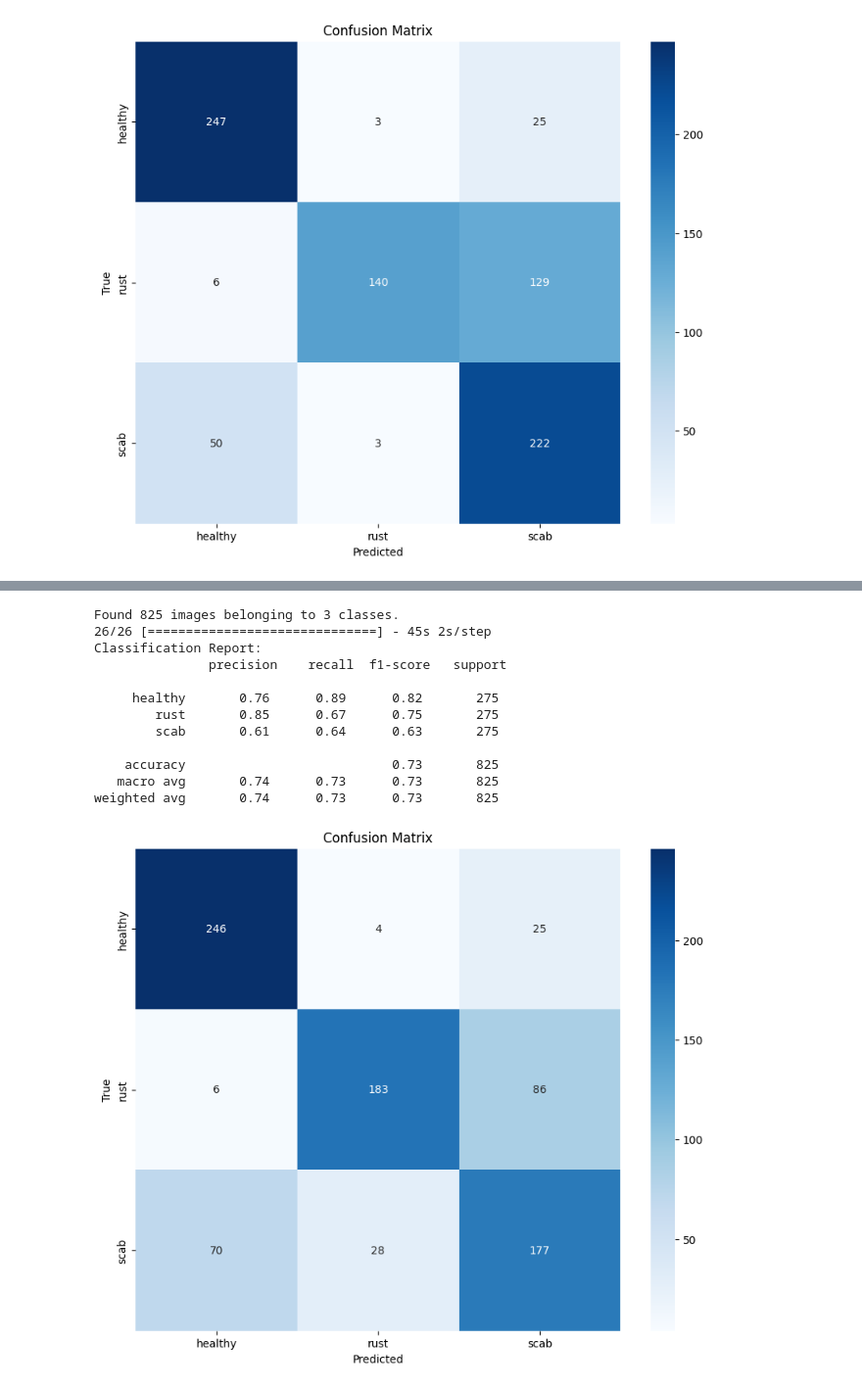
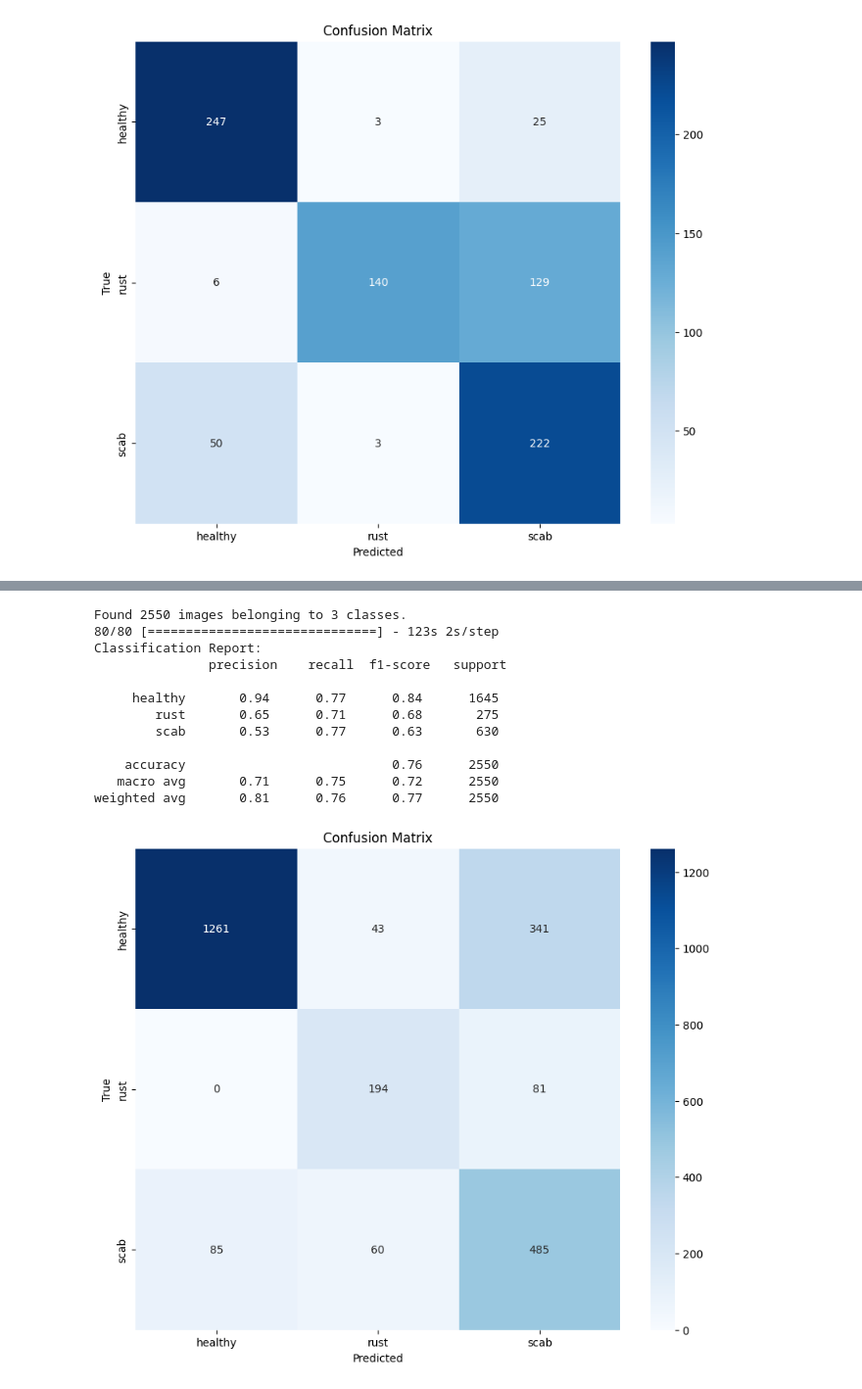
Before and after one commit to AbiyaMakruf/TelU-Tubes-TugasAkhir-KlasifikasiPenyakitTanamanApel, a Jupyter notebook: modifikasi.ipynb, the cells around one changed output, grey strips where cells are left out. Shown: that part at 98% size. Drawn from its saved outputs; the diff is of its cells as text; code cells hidden in the pictures.

Commit message:
Membuat codingan untuk predict dan train menggunakan dataset cadangan

```diff
--- a/modifikasi.ipynb
+++ b/modifikasi.ipynb
@@ -146,0 +204,2 @@ weighted avg       0.79      0.74      0.73       825
+# %%
+test_dir_segmentated = 'data/dataset_cadangan_segmented'
@@ -147,48 +348,46 @@ weighted avg       0.79      0.74      0.73       825
 # %%
-test_dir = 'data/split_train_test_dataset_campuran_balanced_test'
-
 # Menggunakan ImageDataGenerator untuk melakukan preprocessing pada data testing
 test_datagen = ImageDataGenerator(preprocessing_function=efficientnet_preprocess)
 
 # Generator untuk data testing
 test_generator = test_datagen.flow_from_directory(
-    directory=test_dir,
+    directory=test_dir_segmentated,
     target_size=(256, 256),  # Sesuaikan dengan input size model
     batch_size=32,  # Gunakan batch_size = 1 agar bisa mengambil gambar satu per satu
     class_mode='categorical',
     shuffle=False  # Jangan di-shuffle untuk menjaga urutan gambar
 )
 
 y_pred = model_trainable.predict(test_generator, steps=len(test_generator), verbose=1)
 
 y_pred_classes = np.argmax(y_pred, axis=1)
 
 y_true = test_generator.classes
 
 class_names = list(test_generator.class_indices.keys())
 
 cm = confusion_matrix(y_true, y_pred_classes)
 
 print("Classification Report:\n", classification_report(y_true, y_pred_classes, target_names=class_names))
 
 # Langkah 5: Menampilkan confusion matrix sebagai heatmap
 plt.figure(figsize=(10, 8))
 sns.heatmap(cm, annot=True, fmt='d', cmap='Blues', xticklabels=class_names, yticklabels=class_names)
 plt.title('Confusion Matrix')
 plt.xlabel('Predicted')
 plt.ylabel('True')
 plt.show()
 # %% [output]
-Found 825 images belonging to 3 classes.
-26/26 [==============================] - 45s 2s/step
+Found 2550 images belonging to 3 classes.
+80/80 [==============================] - 123s 2s/step
 Classification Report:
                precision    recall  f1-score   support
 
-     healthy       0.76      0.89      0.82       275
-        rust       0.85      0.67      0.75       275
-        scab       0.61      0.64      0.63       275
+     healthy       0.94      0.77      0.84      1645
+        rust       0.65      0.71      0.68       275
+        scab       0.53      0.77      0.63       630
 
-    accuracy                           0.73       825
-   macro avg       0.74      0.73      0.73       825
-weighted avg       0.74      0.73      0.73       825
+    accuracy                           0.76      2550
+   macro avg       0.71      0.75      0.72      2550
+weighted avg       0.81      0.76      0.77      2550
-[figure, old version]
+[figure, new version]
```
Also changed, not shown: parts of 27 cells of this notebook, 3 other files.
